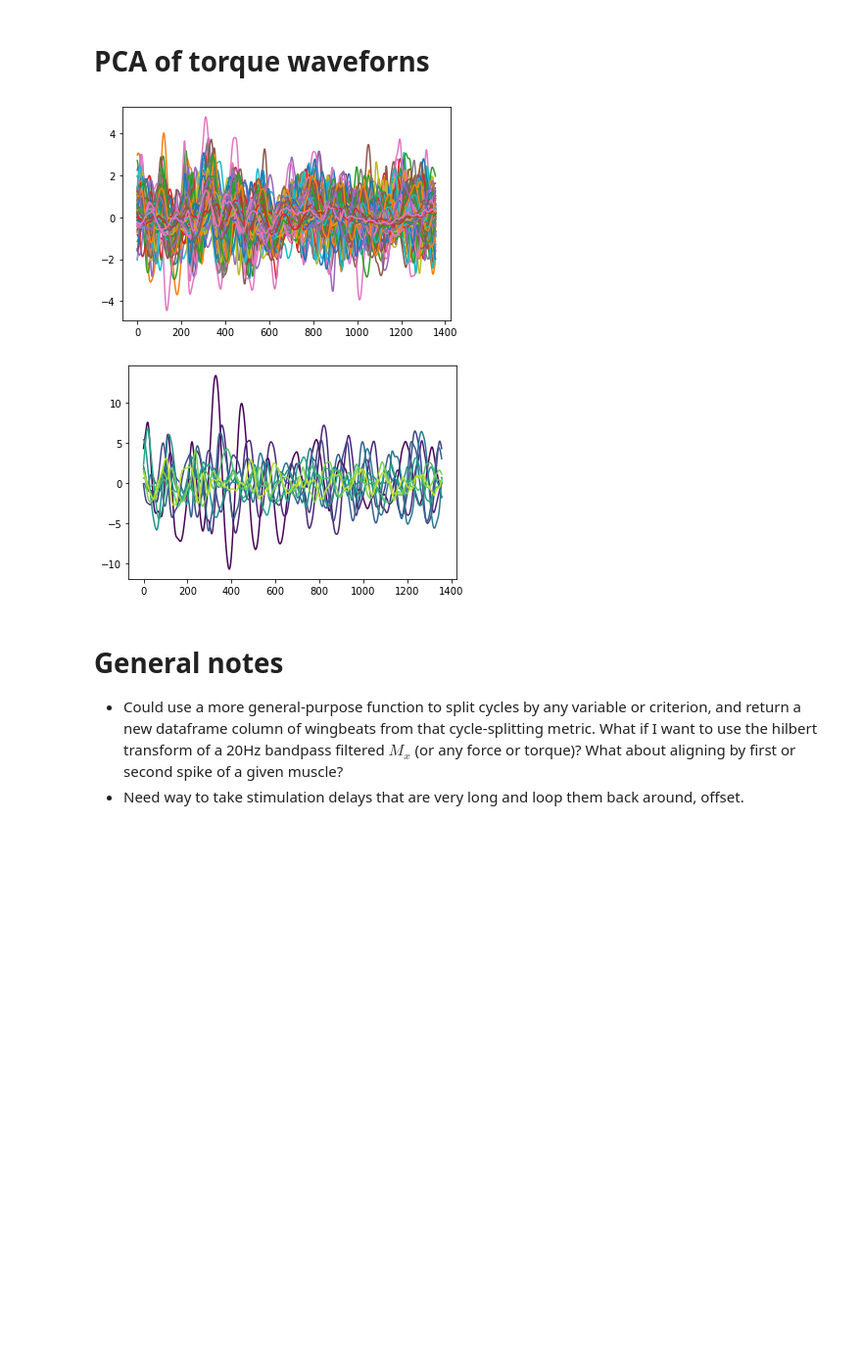
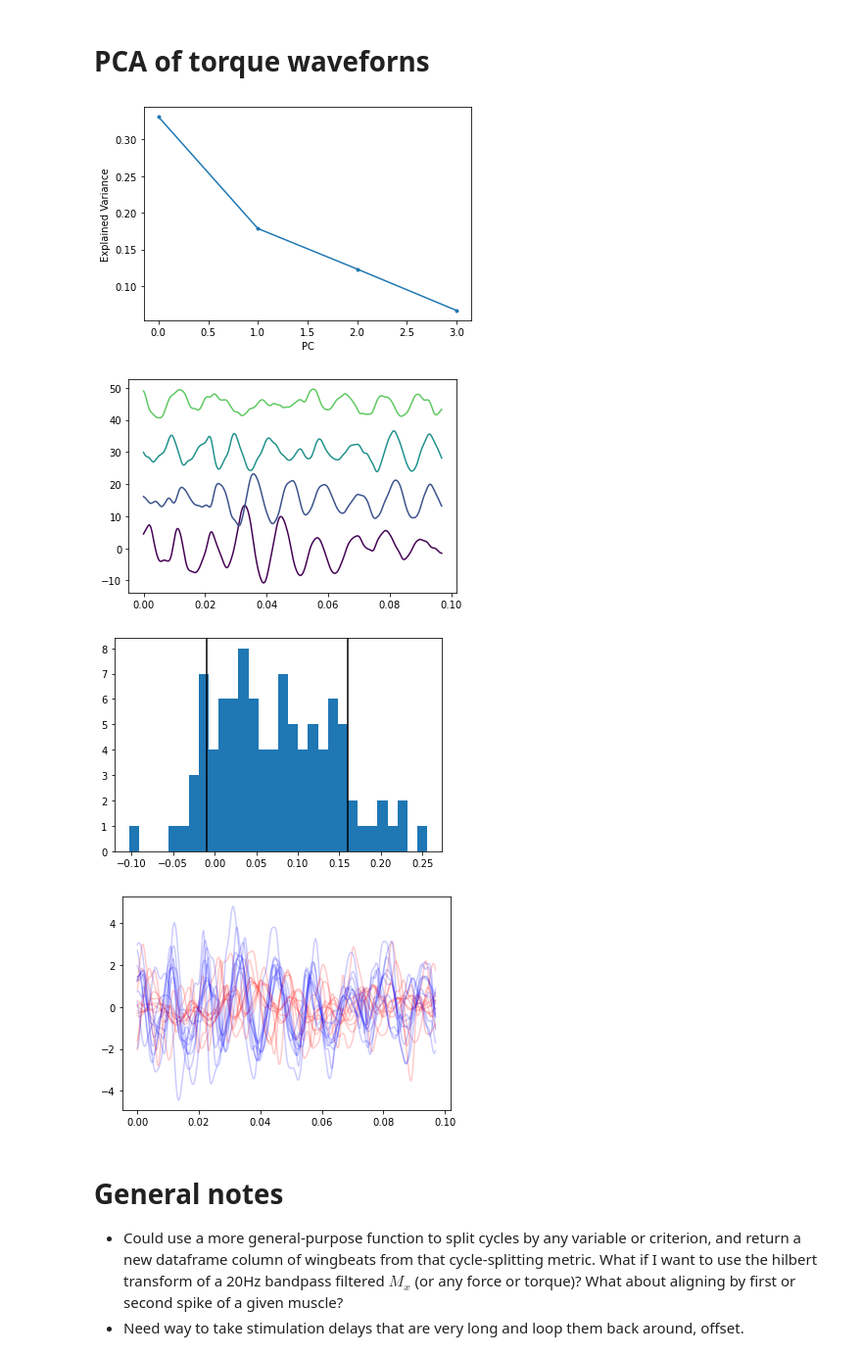
Before and after one commit to LeoJW/stimPitchAnalysis, a Jupyter notebook: figures.ipynb, the cells around one changed output. Shown at 98% size. Cells and saved outputs as stored; diff of their text form; code cells hidden in the pictures; blank space fills up the shorter version.

```diff
--- a/figures.ipynb
+++ b/figures.ipynb
@@ -323,48 +323,75 @@ for ind,d in enumerate(runDates):
 # %% [markdown]
 # PCA of torque waveforns
 # %%
-# GET TEST MATRIX
-usewb = (-2, 4) # ignore all wingbeat except in this range
-usewindow = (-50, 150) # ms, window to actually observe around zero'd time
+ncomp = 4
+usewb = (-2, 6) # ignore all wingbeat except in this range
+usewindow = (-50, 100) # ms, window to actually observe around zero'd time
 viridis = cmx.get_cmap('viridis')
 
 # Loop over dates
 # for d in runDates:
 d = '20210818_1'
 # make dataframe subset
 dt = df.loc[(df.date==d) &
             (df.wb>=usewb[0]) &
             (df.wb<usewb[1]) &
             (df.stimphase<0.5)].copy()
 dt['tdl'] = (dt['LDVM_fs']-dt['LDLM_fs'])/10
 dt['tdr'] = (dt['RDVM_fs']-dt['RDLM_fs'])/10
 dt.loc[(dt['tdl']<0) | (dt['tdr']<0), ['tdl','tdr']] = np.nan
 # Zero time, trim data to region around t=0
 dt.Time = dt.groupby(['date','pulse'], group_keys=False).apply(
     # lambda g: g['Time'] - g.loc[(g.wb==0), 'Time'].iloc[0])
     lambda g: g['Time'] - (g.loc[(g.wb==-1), 'Time'].iloc[0] + g.loc[g.wb==-1,'LDVM_fs'].iloc[0]/fsamp))
 dt = dt.loc[(dt.Time>=usewindow[0]/1000) & (dt.Time<=usewindow[1]/1000)]
 # Group dataframe, prepare for loop
 grouped_df = dt.groupby(['date','pulse'])
 ngroup, groupsize = grouped_df.ngroups, np.max(grouped_df.size())
 mat = np.full((ngroup,groupsize), np.nan)
 # Loop over each pulse, add to matrix
 for i, (name, g) in enumerate(grouped_df):
-    vec = g.loc[g.Time>=0, 'mx']
-    mat[i,0:len(vec)] = vec
-# Trim excess length, nan points
-excess = np.argmin(np.isnan(np.flip(mat[0,:])))
-mat = mat[:,0:-excess]
+    vec = g.loc[g.Time>=0]
+    mat[i,0:len(vec)] = vec.mx
+# Create time vector
+tvec = np.linspace(0, (mat.shape[1]-1)/fsamp, mat.shape[1])
+# Trim nan points (in the future can interpolate nans?)
+tvec = tvec[~np.isnan(mat).any(axis=0)]
 mat = mat[:, ~np.isnan(mat).any(axis=0)]
 
-pca = PCA(n_components=10)
+# Take PCA
+pca = PCA(n_components=ncomp)
 pc = pca.fit_transform(mat.T)
+
+# Plot explained variance
+plt.figure()
+plt.plot(pca.explained_variance_ratio_, '.-')
+plt.xlabel('PC')
+plt.ylabel('Explained Variance')
+# Plot main PC's
 plt.figure()
 for i in range(pc.shape[1]):
-    plt.plot(pc[:,i], color=viridis(i/pc.shape[1]))
+    plt.plot(tvec, pc[:,i]+i*15, color=viridis(i/pc.shape[1]))
+# Plot distribution of PC1
+# Get deciles
+deciles = np.percentile(pca.components_[0,:], np.arange(0, 100, 10))
+plt.figure()
+plt.hist(pca.components_[0,:], bins=30)
+plt.axvline(x=deciles[1], color='black')
+plt.axvline(x=deciles[-1], color='black')
+
+# Get which traces are in lower and upper percentile, plot those
+plt.figure()
+inds = np.where(pca.components_[0,:]<=deciles[1])[0]
+for j in inds:
+    plt.plot(tvec, mat[j,:], color='red', alpha=0.2)
+inds = np.where(pca.components_[0,:]>=deciles[-1])[0]
+for j in inds:
+    plt.plot(tvec, mat[j,:], color='blue', alpha=0.2)
 # %% [output]
-[figure, old version]
+[figure, new version]
-[figure, old version]
+[figure, new version]
+[figure, added]
+[figure, added]
 # %% [markdown]
 # General notes
 
```
